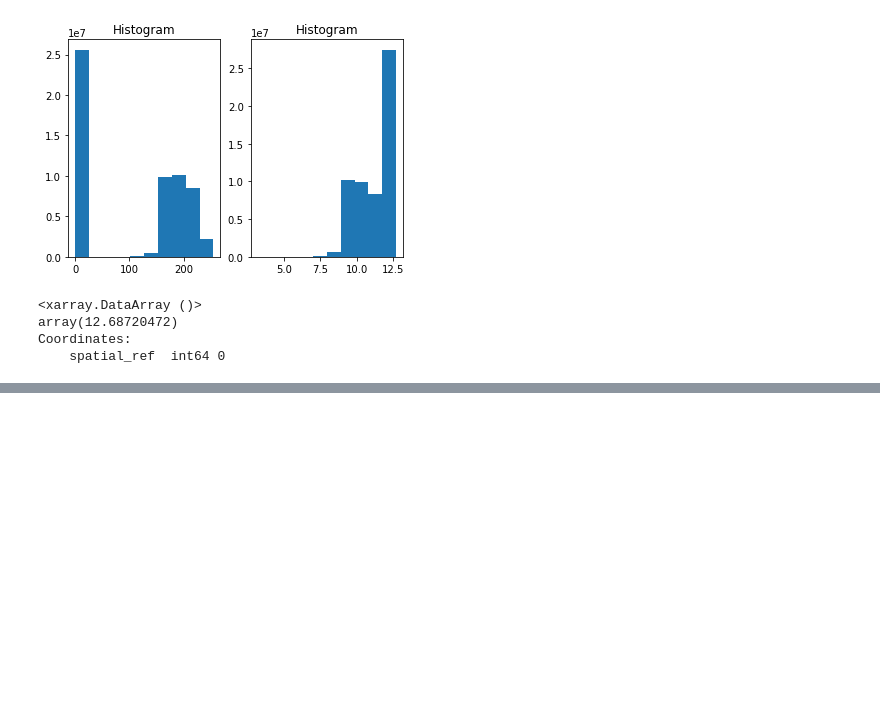
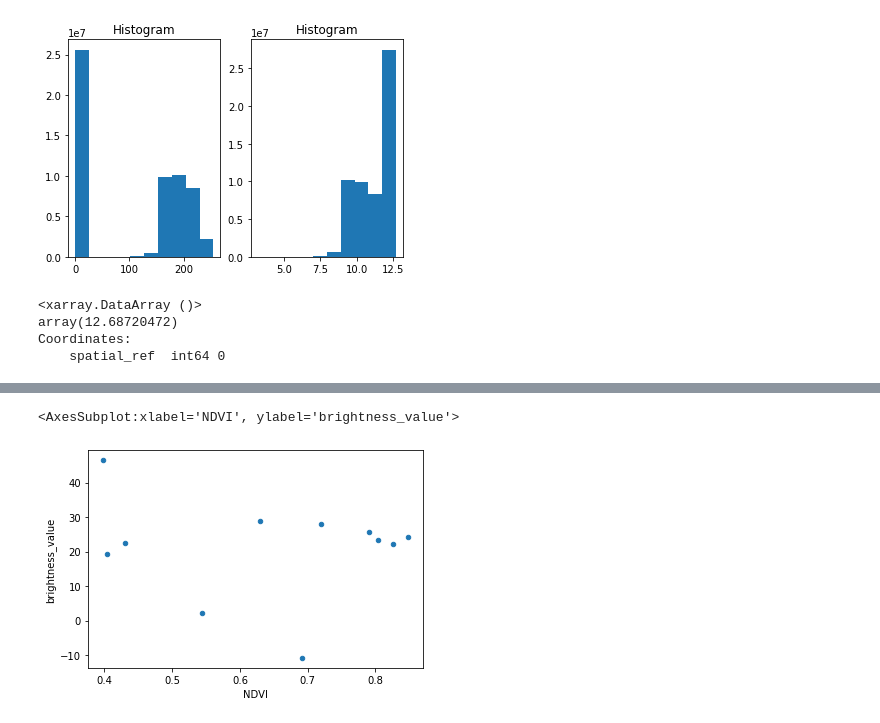
Before and after one commit to dwhew/MAP-Thermal-brightness, a Jupyter notebook: MAP-Thermal_ET.ipynb, the cells around one changed output, grey strips where cells are left out. Drawn from its saved outputs; the diff is of its cells as text; code cells hidden in the pictures; blank space fills up the shorter version.

```diff
--- a/MAP-Thermal_ET.ipynb
+++ b/MAP-Thermal_ET.ipynb
@@ -252,0 +287,21 @@ sample_brightness.plot.hist(ax=axs[1,1])
+# %%
+# define the area of interest
+AOI = gpd.read_file('thermal_data_2021/rice_field.shp')
+
+#get list of brightness raster tifs
+BRI_tifs = glob.glob('thermal_data_2021/TOA_Brightness/*.tif')
+BRI_tifs.sort()
+
+# collect and store mean brightness values along with julian date in a dictionary
+Brightness_dict = {'brightness_value': [], 'Julian': []}
+
+for tif, date in zip(BRI_tifs, dates):
+    stats = zonal_stats(AOI, tif)
+    Brightness_dict['brightness_value'].append(stats[0]['mean'])
+    Brightness_dict['Julian'].append(pd.to_datetime(date).dayofyear)
+
+# convert the dictionary to a Pandas dataframe and join to the crop data in the provided excel file
+Brightness_values = pd.DataFrame.from_dict(Brightness_dict)
+
+crop_data_merged = crop_data.merge(Brightness_values, on='Julian', how='inner')
+crop_data_merged.sort_values('NDVI')
@@ -252,0 +321,5 @@ sample_brightness.plot.hist(ax=axs[1,1])
+# %%
+crop_data_merged.plot.scatter(x='NDVI', y='brightness_value')
+# %% [output]
+<AxesSubplot:xlabel='NDVI', ylabel='brightness_value'>
+[figure, added]
```
Also changed, not shown: parts of 9 cells of this notebook.
